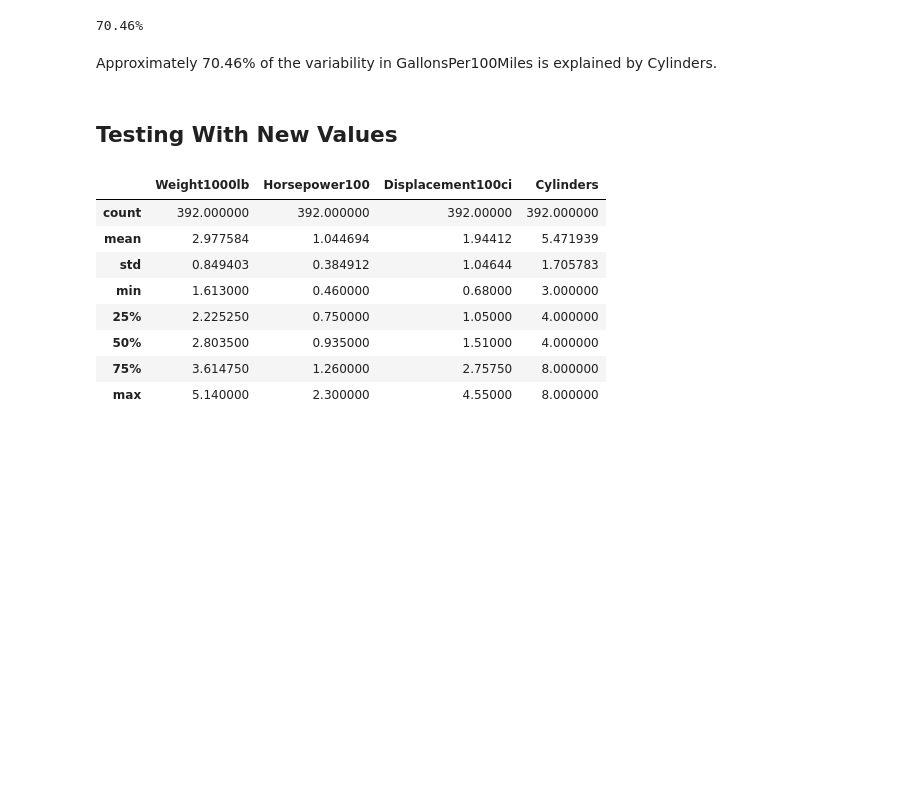
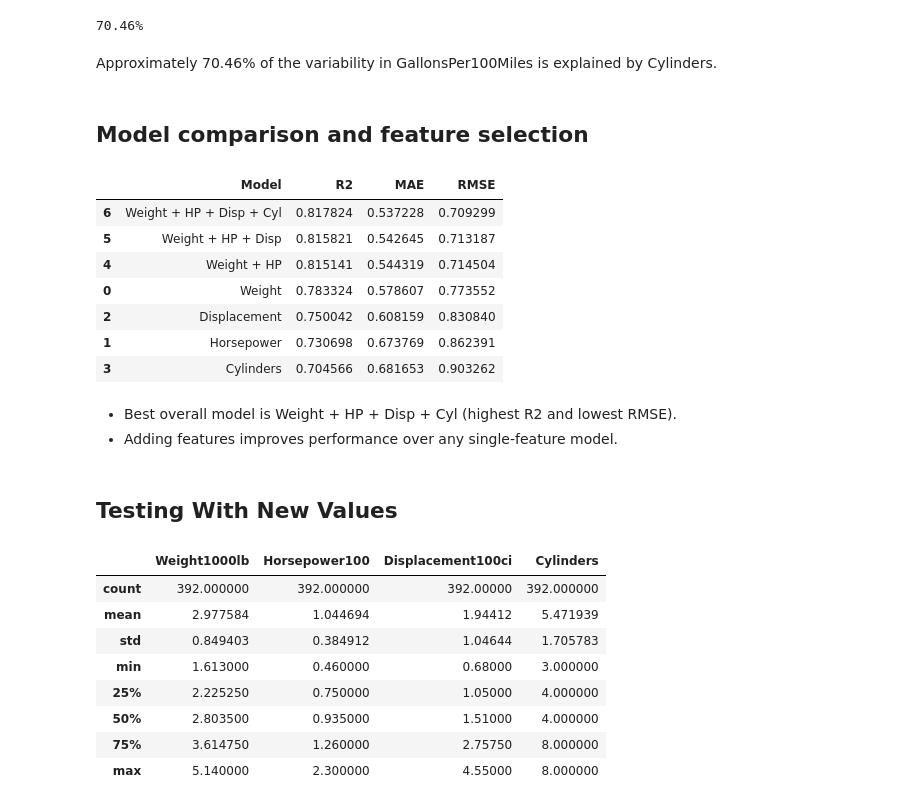
Before and after one commit to artjom2281337/predictive-1, a Jupyter notebook: 02_EDA_Linear_Regression_Notebook.ipynb, the cells around one changed output. Drawn from its saved outputs; the diff is of its cells as text; code cells hidden in the pictures; blank space fills up the shorter version.

Commit message:
Models evaluation and selection.

```diff
--- a/02_EDA_Linear_Regression_Notebook.ipynb
+++ b/02_EDA_Linear_Regression_Notebook.ipynb
@@ -460,6 +460,46 @@ print(f"{accuracy}%")
 70.46%
 # %% [markdown]
 Approximately 70.46% of the variability in GallonsPer100Miles is explained by Cylinders.
+# %% [markdown]
+## Model comparison and feature selection
+# %%
+from sklearn.metrics import mean_absolute_error, mean_squared_error
+
+feature_sets = {
+    "Weight": [WEIGHT],
+    "Horsepower": [HORSEPOWER],
+    "Displacement": [DISPLACEMENT],
+    "Cylinders": [CYLINDERS],
+    "Weight + HP": [WEIGHT, HORSEPOWER],
+    "Weight + HP + Disp": [WEIGHT, HORSEPOWER, DISPLACEMENT],
+    "Weight + HP + Disp + Cyl": [WEIGHT, HORSEPOWER, DISPLACEMENT, CYLINDERS],
+}
+
+results = []
+for name, cols in feature_sets.items():
+    X = df[cols]
+    y = df[GALLONS]
+    model = LinearRegression().fit(X, y)
+    preds = model.predict(X)
+    r2 = model.score(X, y)
+    mae = mean_absolute_error(y, preds)
+    rmse = mean_squared_error(y, preds) ** 0.5
+    results.append((name, r2, mae, rmse))
+
+results_df = pd.DataFrame(results, columns=["Model", "R2", "MAE", "RMSE"]).sort_values("R2", ascending=False)
+results_df
+# %% [output]
+|  | Model | R2 | MAE | RMSE |
+| 6 | Weight + HP + Disp + Cyl | 0.817824 | 0.537228 | 0.709299 |
+| 5 | Weight + HP + Disp | 0.815821 | 0.542645 | 0.713187 |
+| 4 | Weight + HP | 0.815141 | 0.544319 | 0.714504 |
+| 0 | Weight | 0.783324 | 0.578607 | 0.773552 |
+| 2 | Displacement | 0.750042 | 0.608159 | 0.830840 |
+| 1 | Horsepower | 0.730698 | 0.673769 | 0.862391 |
+| 3 | Cylinders | 0.704566 | 0.681653 | 0.903262 |
+# %% [markdown]
+- Best overall model is Weight + HP + Disp + Cyl (highest R2 and lowest RMSE).
+- Adding features improves performance over any single‑feature model.
 # %% [markdown]
 ## Testing With New Values
 # %%
```
